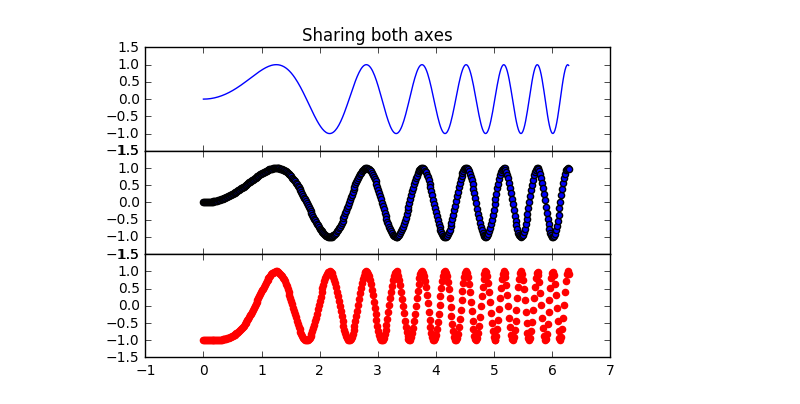
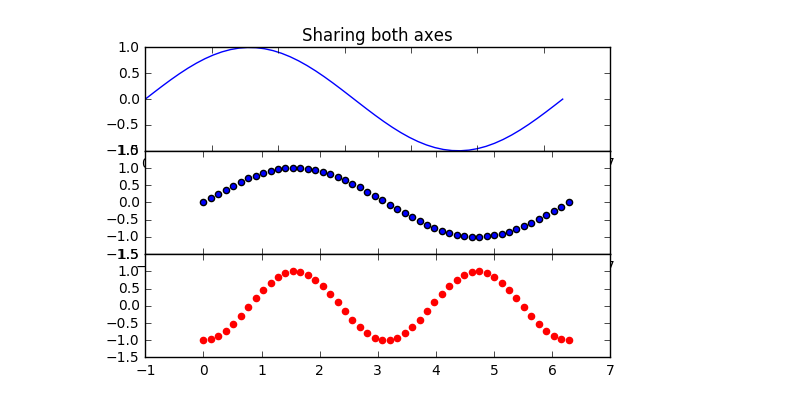
Before and after one commit to tanayag/AI_Circle, a Jupyter notebook: Matplotlib.ipynb, the cells around one changed output. Drawn from its saved outputs; the diff is of its cells as text; code cells hidden in the pictures.

```diff
--- a/Matplotlib.ipynb
+++ b/Matplotlib.ipynb
@@ -160,17 +160,17 @@ plt.show()
 # %%
-x = np.linspace(0, 2 * np.pi, 400)
-y = np.sin(x ** 2)
+x = np.linspace(0, 2 * np.pi, 50)
+y = np.sin(x)
 
-f, (ax1, ax2, ax3) = plt.subplots(3, sharex=True, sharey=True)
+f, (ax1, ax2, ax3) = plt.subplots(3)
 ax1.plot(x, y)
 ax1.set_title('Sharing both axes')
 ax2.scatter(x, y)
 ax3.scatter(x, 2 * y ** 2 - 1, color='r')
 
 
 f.subplots_adjust(hspace=0)
 #plt.setp([a.get_xticklabels() for a in f.axes[:-1]], visible=False)
 
 plt.show()
 # %% [output]
-[figure, old version]
+[figure, new version]
```
Also changed, not shown: parts of 9 cells of this notebook, 29 other files.
